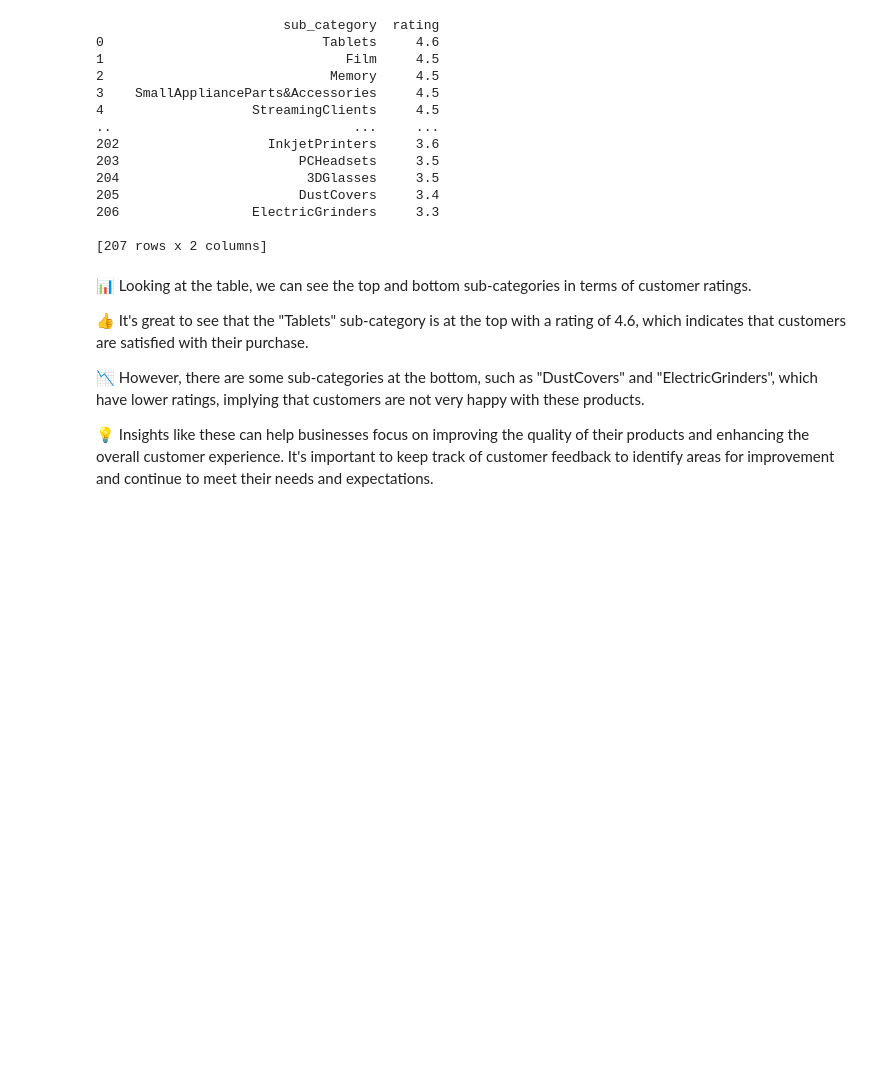
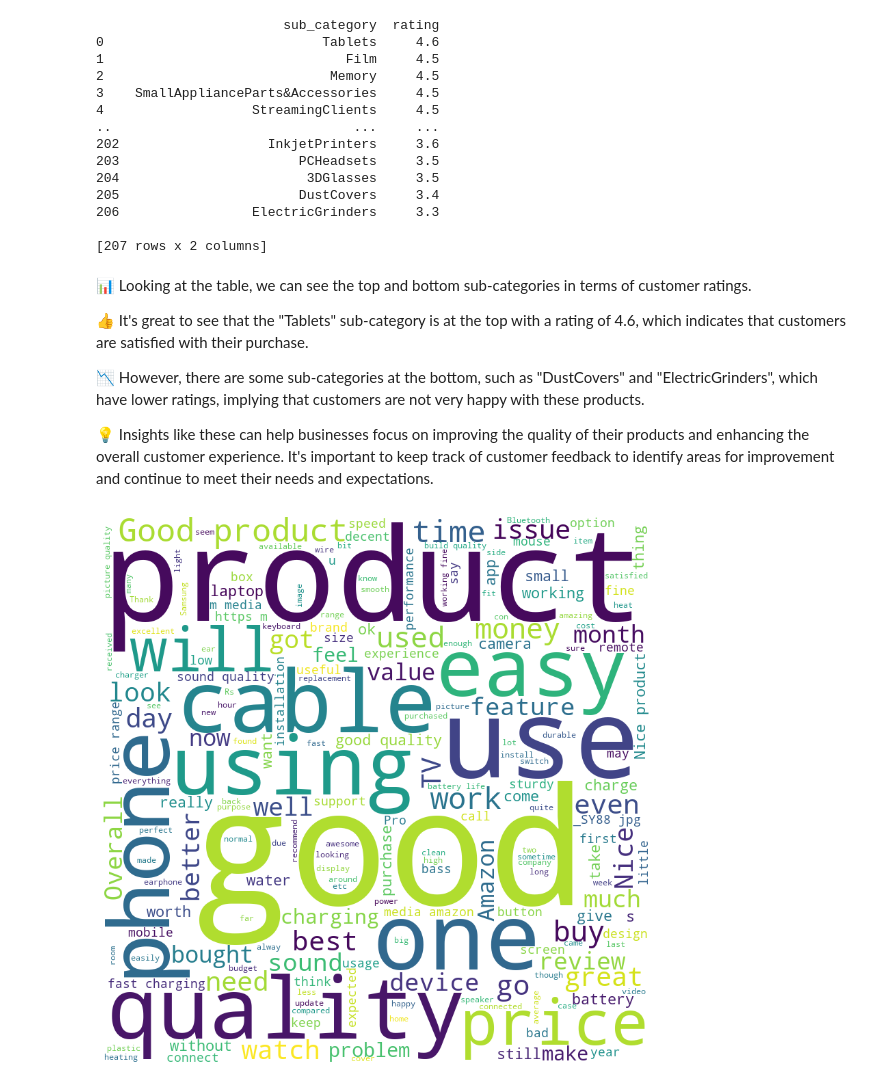
Before and after one commit to ditirodt/data-analysis, a Jupyter notebook: amazon/amazona_analysis.ipynb, the cells around one changed output. Drawn from its saved outputs; the diff is of its cells as text; code cells hidden in the pictures; blank space fills up the shorter version.

```diff
--- a/amazon/amazona_analysis.ipynb
+++ b/amazon/amazona_analysis.ipynb
@@ -458,3 +441,16 @@ print(ranking)
 📉 However, there are some sub-categories at the bottom, such as "DustCovers" and "ElectricGrinders", which have lower ratings, implying that customers are not very happy with these products.
 
 💡 Insights like these can help businesses focus on improving the quality of their products and enhancing the overall customer experience. It's important to keep track of customer feedback to identify areas for improvement and continue to meet their needs and expectations.
+# %%
+from wordcloud import WordCloud
+
+# 3.3 Analyze the reviews by creating word clouds or frequency tables of the most common words used in the reviews.
+reviews_text = ' '.join(df['review_content'].dropna().values)
+wordcloud = WordCloud(width=800, height=800, background_color='white', min_font_size=10).generate(reviews_text)
+plt.figure(figsize=(8, 8), facecolor=None)
+plt.imshow(wordcloud)
+plt.axis("off")
+plt.tight_layout(pad=0)
+plt.show()
+# %% [output]
+[figure, added]
```
Also changed, not shown: parts of 2 cells of this notebook.
